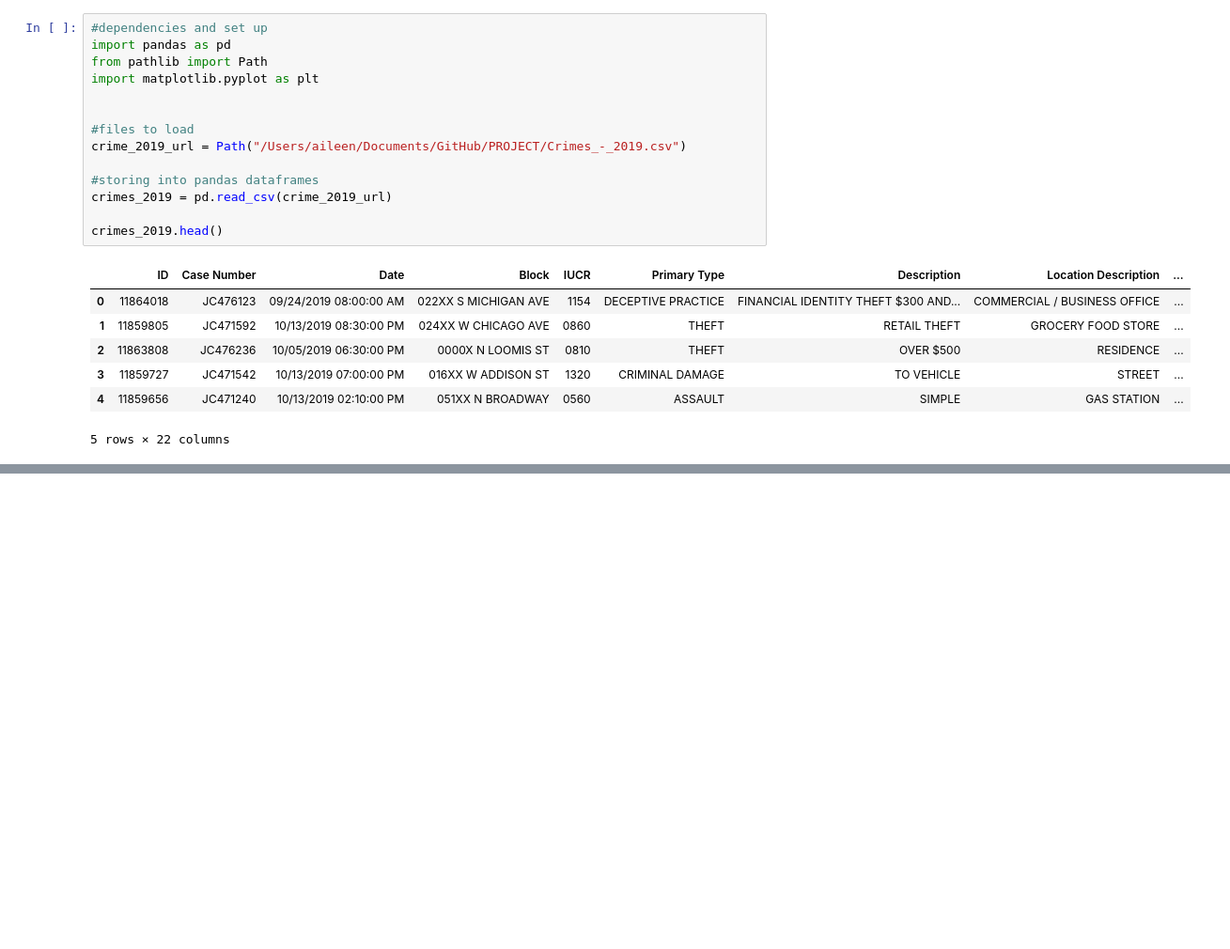
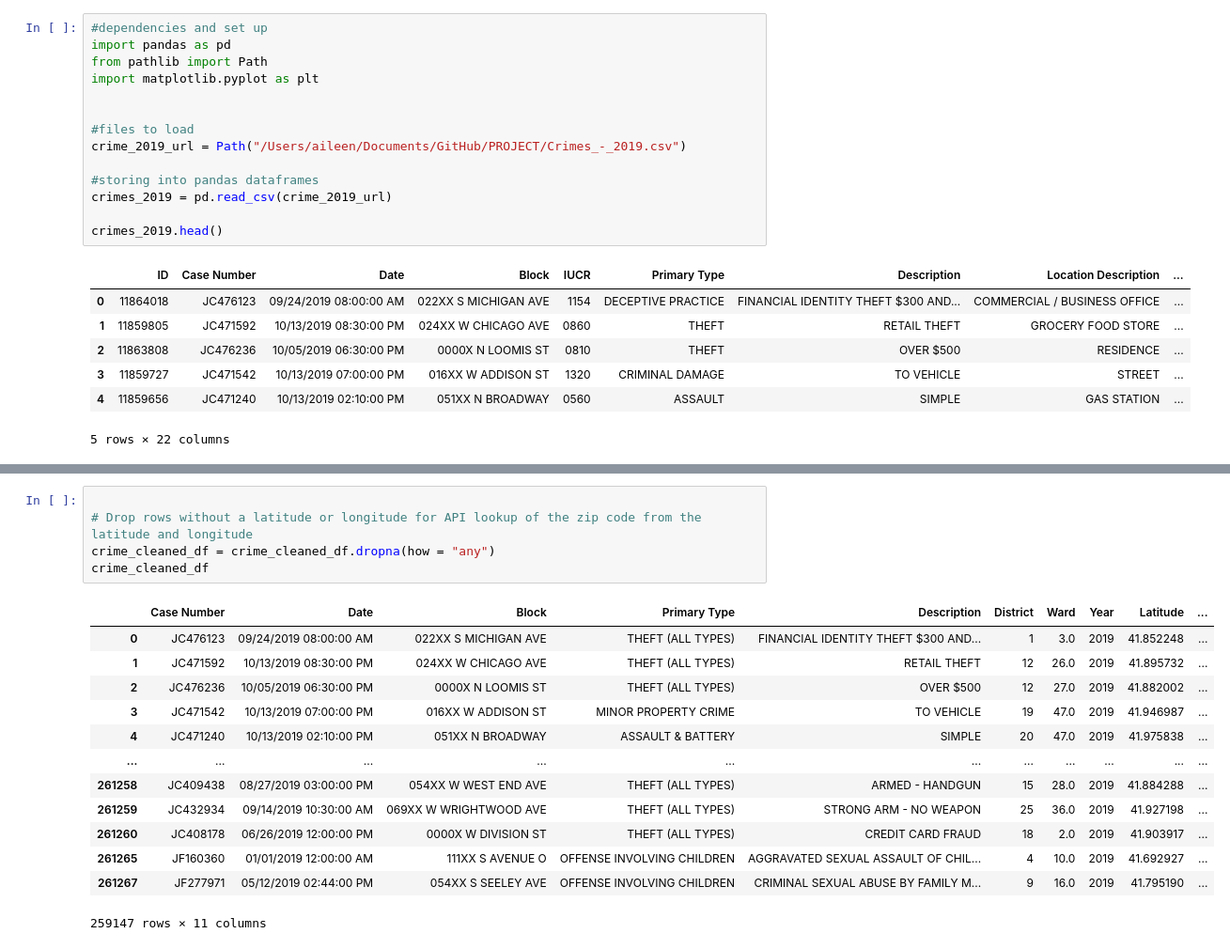
Before and after one commit to jmpealy/project1, a Jupyter notebook: crimes_2019.ipynb, the cells around one changed output, grey strips where cells are left out. Shown: that part at 94% size. Saved outputs shown, nothing was run; the diff lists cells and outputs as text; blank space fills up the shorter version.

```diff
--- a/crimes_2019.ipynb
+++ b/crimes_2019.ipynb
@@ -22,0 +183,19 @@ crimes_2019.head()
+# %%
+
+# Drop rows without a latitude or longitude for API lookup of the zip code from the latitude and longitude
+crime_cleaned_df = crime_cleaned_df.dropna(how = "any")
+crime_cleaned_df
+# %% [output]
+|  | Case Number | Date | Block | Primary Type | Description | District | Ward | Year | Latitude | ... |
+| 0 | JC476123 | 09/24/2019 08:00:00 AM | 022XX S MICHIGAN AVE | THEFT (ALL TYPES) | FINANCIAL IDENTITY THEFT $300 AND... | 1 | 3.0 | 2019 | 41.852248 | ... |
+| 1 | JC471592 | 10/13/2019 08:30:00 PM | 024XX W CHICAGO AVE | THEFT (ALL TYPES) | RETAIL THEFT | 12 | 26.0 | 2019 | 41.895732 | ... |
+| 2 | JC476236 | 10/05/2019 06:30:00 PM | 0000X N LOOMIS ST | THEFT (ALL TYPES) | OVER $500 | 12 | 27.0 | 2019 | 41.882002 | ... |
+| 3 | JC471542 | 10/13/2019 07:00:00 PM | 016XX W ADDISON ST | MINOR PROPERTY CRIME | TO VEHICLE | 19 | 47.0 | 2019 | 41.946987 | ... |
+| 4 | JC471240 | 10/13/2019 02:10:00 PM | 051XX N BROADWAY | ASSAULT & BATTERY | SIMPLE | 20 | 47.0 | 2019 | 41.975838 | ... |
+| ... | ... | ... | ... | ... | ... | ... | ... | ... | ... | ... |
+| 261258 | JC409438 | 08/27/2019 03:00:00 PM | 054XX W WEST END AVE | THEFT (ALL TYPES) | ARMED - HANDGUN | 15 | 28.0 | 2019 | 41.884288 | ... |
+| 261259 | JC432934 | 09/14/2019 10:30:00 AM | 069XX W WRIGHTWOOD AVE | THEFT (ALL TYPES) | STRONG ARM - NO WEAPON | 25 | 36.0 | 2019 | 41.927198 | ... |
+| 261260 | JC408178 | 06/26/2019 12:00:00 PM | 0000X W DIVISION ST | THEFT (ALL TYPES) | CREDIT CARD FRAUD | 18 | 2.0 | 2019 | 41.903917 | ... |
+| 261265 | JF160360 | 01/01/2019 12:00:00 AM | 111XX S AVENUE O | OFFENSE INVOLVING CHILDREN | AGGRAVATED SEXUAL ASSAULT OF CHIL... | 4 | 10.0 | 2019 | 41.692927 | ... |
+| 261267 | JF277971 | 05/12/2019 02:44:00 PM | 054XX S SEELEY AVE | OFFENSE INVOLVING CHILDREN | CRIMINAL SEXUAL ABUSE BY FAMILY M... | 9 | 16.0 | 2019 | 41.795190 | ... |
+259147 rows × 11 columns
```
Also changed, not shown: parts of 9 cells of this notebook.
